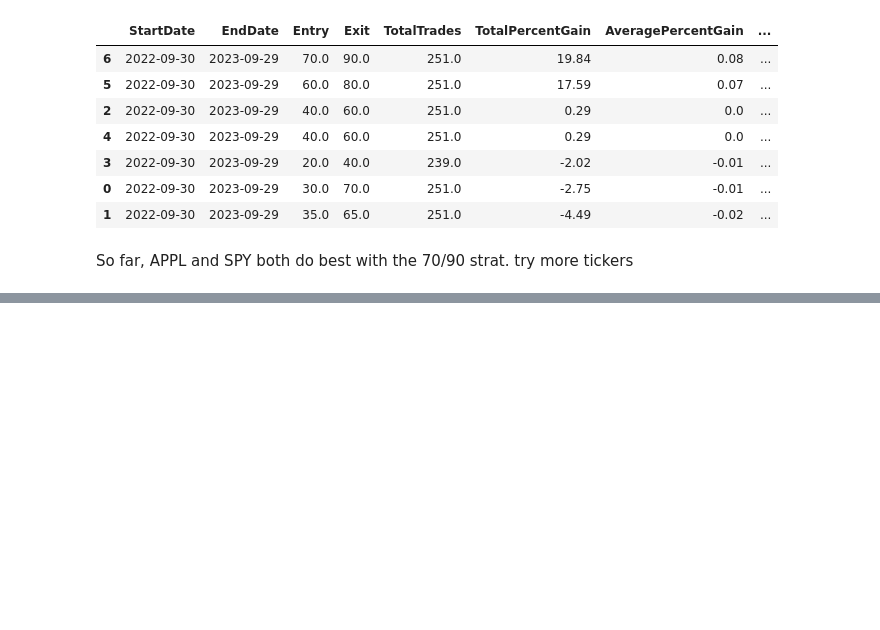
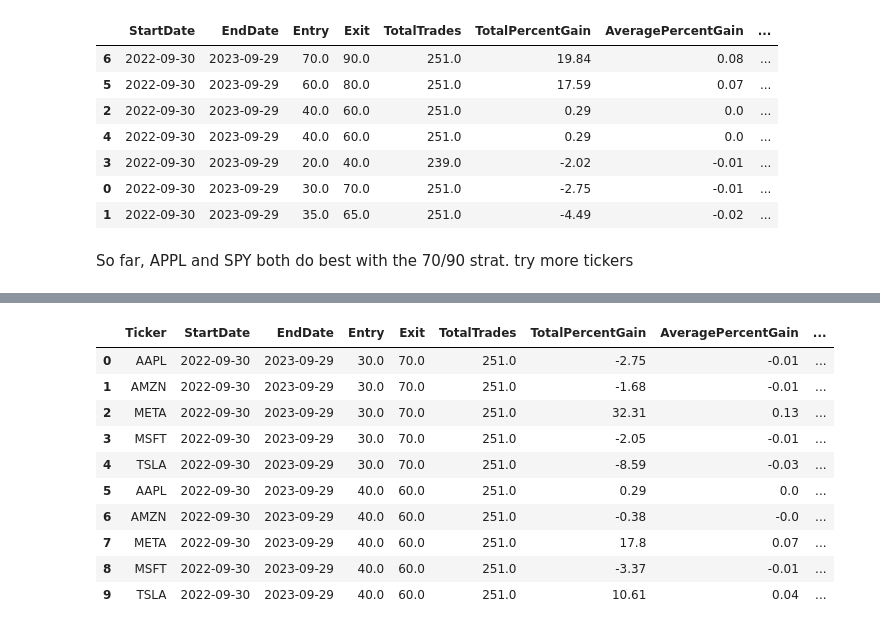
Before and after one commit to kh3dron/biz, a Jupyter notebook: experiments/rsi_testing.ipynb, the cells around one changed output, grey strips where cells are left out. Cells and saved outputs as stored; diff of their text form; code cells hidden in the pictures; blank space fills up the shorter version.

Commit message:
more results

```diff
--- a/experiments/rsi_testing.ipynb
+++ b/experiments/rsi_testing.ipynb
@@ -213,8 +213,9 @@ def rsi_backtest_explain_results(trades):
     fig = px.histogram(trades, x="Gain%", nbins=100)
     fig.show()
 
-def rsi_ranged_backtest_single_pnl(df, rsi_enter, rsi_exit, maxTrades):
+def rsi_ranged_backtest_single_pnl(df, rsi_enter, rsi_exit, maxTrades, ticker):
     res = pd.DataFrame()
+    res.loc[0, 'Ticker'] = ticker
     res.loc[0, 'StartDate'] = df['Date'].min()
     res.loc[0, 'EndDate'] = df['Date'].max()
     res.loc[0, 'Entry'] = rsi_enter
@@ -304,20 +305,17 @@ def rsi_ranged_backtest_single_pnl(df, rsi_enter, rsi_exit, maxTrades):
 # Full stack experiment
 
 ticker = "AAPL"
-max_trades = 2
 
 df = load_data(ticker)
 df = RSI(df, 14)
 
 max_trade_options = [1]
-
-entry_exit_pairs = [(30, 70),(35, 65),(40, 60),(20, 40),(40, 60),(60, 80),(70, 90)]
+entry_exit_pairs = [(30, 70),(35, 65),(40, 60),(20, 40),(60, 80),(70, 90)]
 
 results = pd.DataFrame(
     columns=[
         "StartDate","EndDate","Entry","Exit","TotalTrades",
         "TotalPercentGain","AveragePercentGain","MaxPercentGain","MinPercentGain"])
-
 
 for e in entry_exit_pairs:
     for f in max_trade_options:
@@ -349,0 +383,33 @@ So far, APPL and SPY both do best with the 70/90 strat. try more tickers
+# %%
+def multi_rsi_backtest(tickers, max_trades, indicator_pairs):
+    results = pd.DataFrame(
+        columns=[
+            "Ticker","StartDate","EndDate","Entry","Exit","TotalTrades",
+            "TotalPercentGain","AveragePercentGain","MaxPercentGain","MinPercentGain"])
+
+    for e in indicator_pairs:
+        for f in max_trades:
+            for g in tickers:
+
+                df = load_data(g)
+                df = RSI(df, 14)
+
+                print("testing TICKER/ENTER/EXIT/MAXTRADES:", g, e[0], e[1], f)
+                trades = simulate_date_range(datetime.date(2022, 9, 30), datetime.date(2023, 9, 30), e[0], e[1], f, df)
+                pnl = rsi_ranged_backtest_single_pnl(trades, e[0], e[1], f, g)
+                results.loc[len(results)] = pnl.loc[0]
+
+    results = results.sort_values(by=["TotalPercentGain"], ascending=False)
+    return results
+# %% [output]
+|  | Ticker | StartDate | EndDate | Entry | Exit | TotalTrades | TotalPercentGain | AveragePercentGain | ... |
+| 0 | AAPL | 2022-09-30 | 2023-09-29 | 30.0 | 70.0 | 251.0 | -2.75 | -0.01 | ... |
+| 1 | AMZN | 2022-09-30 | 2023-09-29 | 30.0 | 70.0 | 251.0 | -1.68 | -0.01 | ... |
+| 2 | META | 2022-09-30 | 2023-09-29 | 30.0 | 70.0 | 251.0 | 32.31 | 0.13 | ... |
+| 3 | MSFT | 2022-09-30 | 2023-09-29 | 30.0 | 70.0 | 251.0 | -2.05 | -0.01 | ... |
+| 4 | TSLA | 2022-09-30 | 2023-09-29 | 30.0 | 70.0 | 251.0 | -8.59 | -0.03 | ... |
+| 5 | AAPL | 2022-09-30 | 2023-09-29 | 40.0 | 60.0 | 251.0 | 0.29 | 0.0 | ... |
+| 6 | AMZN | 2022-09-30 | 2023-09-29 | 40.0 | 60.0 | 251.0 | -0.38 | -0.0 | ... |
+| 7 | META | 2022-09-30 | 2023-09-29 | 40.0 | 60.0 | 251.0 | 17.8 | 0.07 | ... |
+| 8 | MSFT | 2022-09-30 | 2023-09-29 | 40.0 | 60.0 | 251.0 | -3.37 | -0.01 | ... |
+| 9 | TSLA | 2022-09-30 | 2023-09-29 | 40.0 | 60.0 | 251.0 | 10.61 | 0.04 | ... |
```
Also changed, not shown: parts of 3 cells of this notebook.
